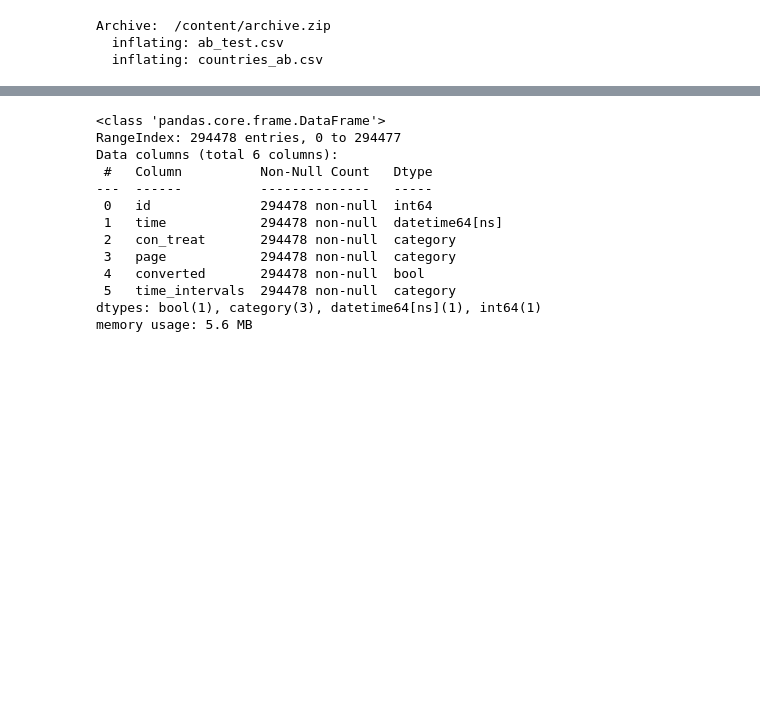
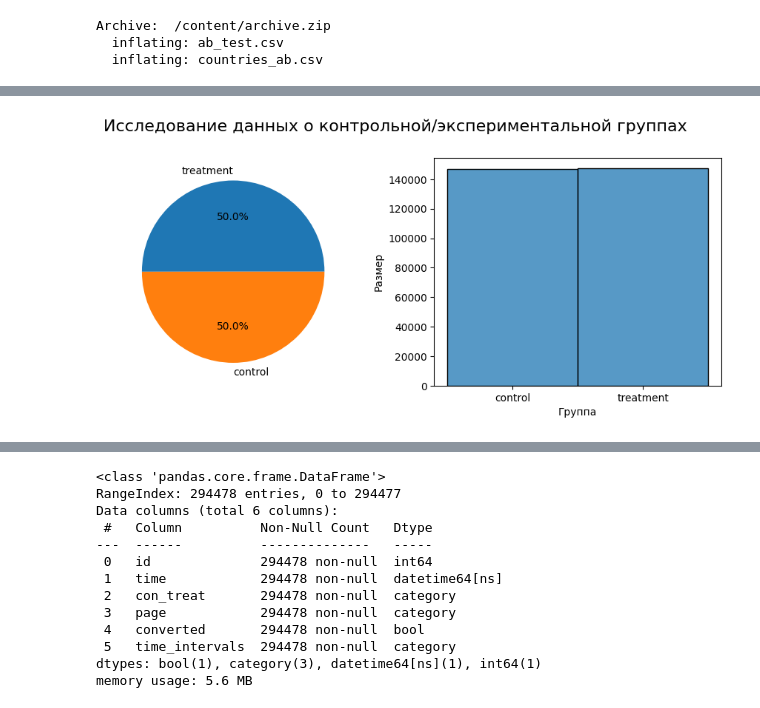
Before and after one commit to KonstantinElfimow/E-commerce-A-B-testing-1, a Jupyter notebook: E_commerce_A_B_testing_1.ipynb, the cells around one changed output, grey strips where cells are left out. Saved outputs shown, nothing was run; the diff lists cells and outputs as text; code cells hidden in the pictures; blank space fills up the shorter version.

```diff
--- a/E_commerce_A_B_testing_1.ipynb
+++ b/E_commerce_A_B_testing_1.ipynb
@@ -205,0 +239,20 @@ plt.show()
+# %%
+fig, axes = plt.subplots(1, 2, figsize=(11, 4))
+
+df_ab_test['con_treat'].value_counts().plot(kind='pie',
+                                            ax=axes[0],
+                                            autopct='%1.1f%%')
+axes[0].set_ylabel('')
+axes[0].set_title('')
+
+sns.histplot(df_ab_test['con_treat'].astype(str), ax=axes[1])
+axes[1].set_xlabel('Группа')
+axes[1].set_ylabel('Размер')
+axes[1].set_title('')
+
+plt.suptitle('Исследование данных о контрольной/экспериментальной группах',
+             fontsize=16, y=1.01)
+
+plt.show();
+# %% [output]
+[figure, added]
```
Also changed, not shown: parts of 98 cells of this notebook.
